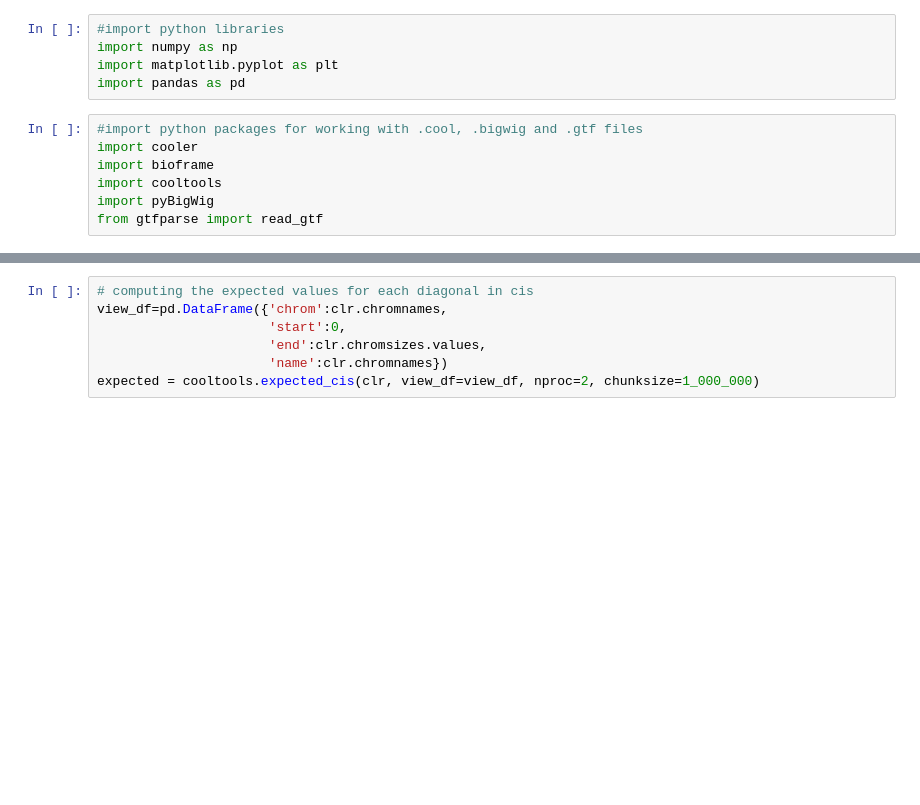
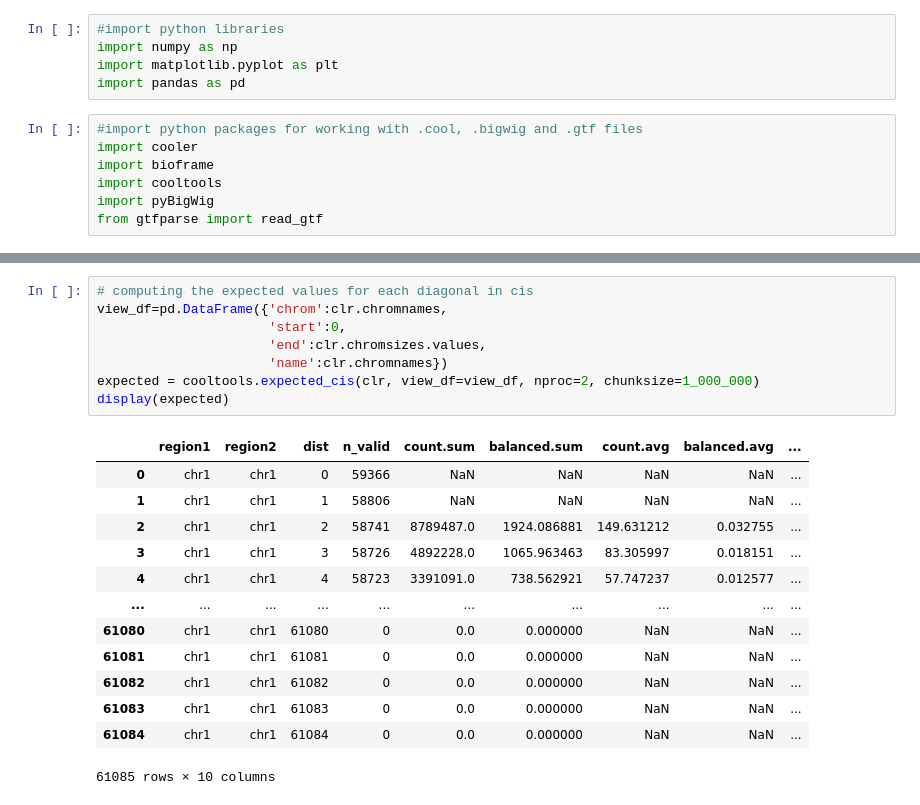
Before and after one commit to physical-biology-of-chromatin/Transcription, a Jupyter notebook: PGMA_intergene_HiC.ipynb, the cells around one changed output, grey strips where cells are left out. Cells and saved outputs as stored; diff of their text form; blank space fills up the shorter version.

```diff
--- a/PGMA_intergene_HiC.ipynb
+++ b/PGMA_intergene_HiC.ipynb
@@ -21,9 +21,24 @@ print(resolution)
 # %%
 # computing the expected values for each diagonal in cis
 view_df=pd.DataFrame({'chrom':clr.chromnames,
                       'start':0,
                       'end':clr.chromsizes.values,
                       'name':clr.chromnames})
 expected = cooltools.expected_cis(clr, view_df=view_df, nproc=2, chunksize=1_000_000)
+display(expected)
+# %% [output]
+|  | region1 | region2 | dist | n_valid | count.sum | balanced.sum | count.avg | balanced.avg | ... |
+| 0 | chr1 | chr1 | 0 | 59366 | NaN | NaN | NaN | NaN | ... |
+| 1 | chr1 | chr1 | 1 | 58806 | NaN | NaN | NaN | NaN | ... |
+| 2 | chr1 | chr1 | 2 | 58741 | 8789487.0 | 1924.086881 | 149.631212 | 0.032755 | ... |
+| 3 | chr1 | chr1 | 3 | 58726 | 4892228.0 | 1065.963463 | 83.305997 | 0.018151 | ... |
+| 4 | chr1 | chr1 | 4 | 58723 | 3391091.0 | 738.562921 | 57.747237 | 0.012577 | ... |
+| ... | ... | ... | ... | ... | ... | ... | ... | ... | ... |
+| 61080 | chr1 | chr1 | 61080 | 0 | 0.0 | 0.000000 | NaN | NaN | ... |
+| 61081 | chr1 | chr1 | 61081 | 0 | 0.0 | 0.000000 | NaN | NaN | ... |
+| 61082 | chr1 | chr1 | 61082 | 0 | 0.0 | 0.000000 | NaN | NaN | ... |
+| 61083 | chr1 | chr1 | 61083 | 0 | 0.0 | 0.000000 | NaN | NaN | ... |
+| 61084 | chr1 | chr1 | 61084 | 0 | 0.0 | 0.000000 | NaN | NaN | ... |
+61085 rows × 10 columns
 # %%
 # import gene annotation in .gft file to extract gene/transcript information
```
Also changed, not shown: parts of 6 cells of this notebook, 3 other files.
